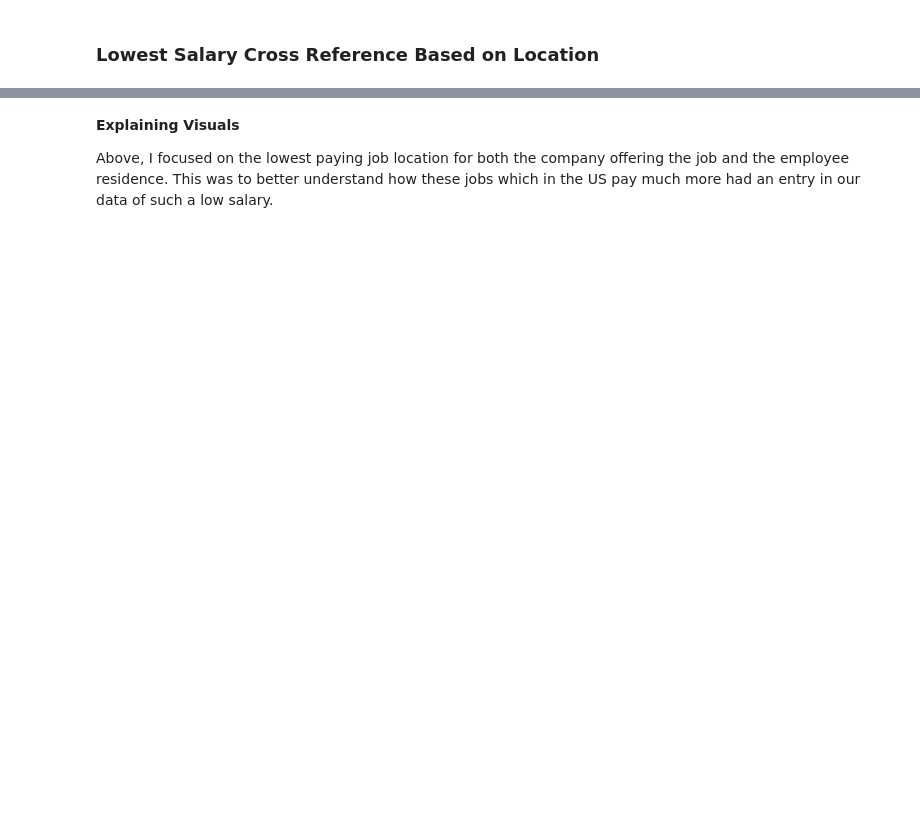
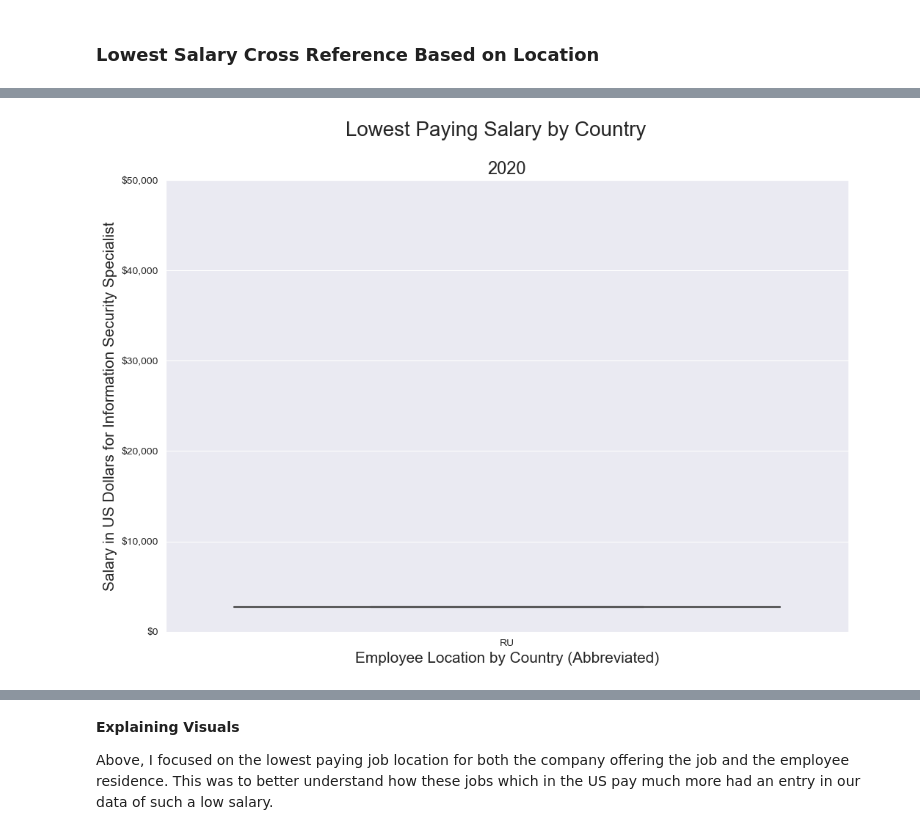
Before and after one commit to SantosAbimaelRomero/Cyber-Security-Salaries, a Jupyter notebook: Cyber Security Salary Presentation.ipynb, the cells around one changed output, grey strips where cells are left out. Cells and saved outputs as stored; diff of their text form; code cells hidden in the pictures; blank space fills up the shorter version.

```diff
--- a/Cyber Security Salary Presentation.ipynb
+++ b/Cyber Security Salary Presentation.ipynb
@@ -407,0 +416,4 @@ locsal(df_2022_low, 'Company','company_location')
+# %%
+locsal(df_2020_low, 'Employee', 'employee_residence')
+# %% [output]
+[figure, added]
```
Also changed, not shown: parts of 11 cells of this notebook.
